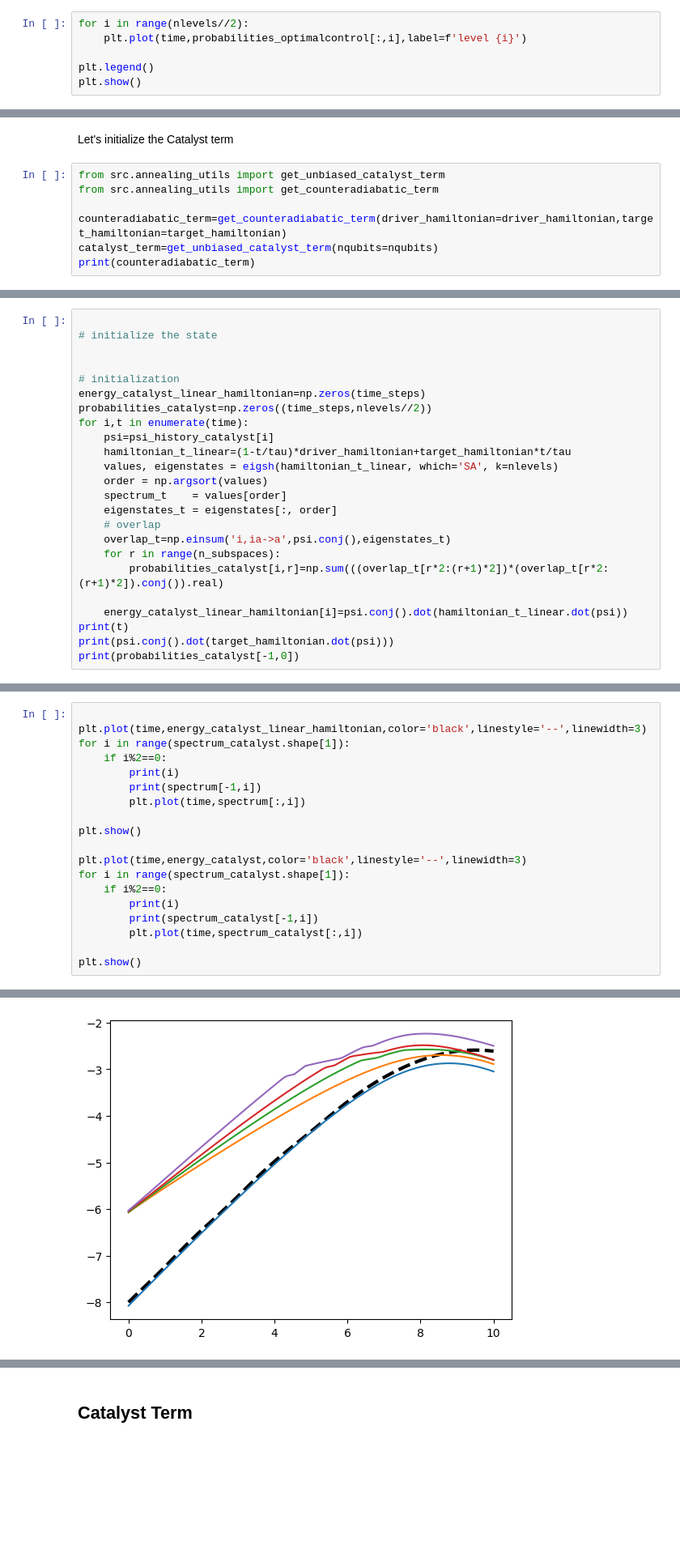
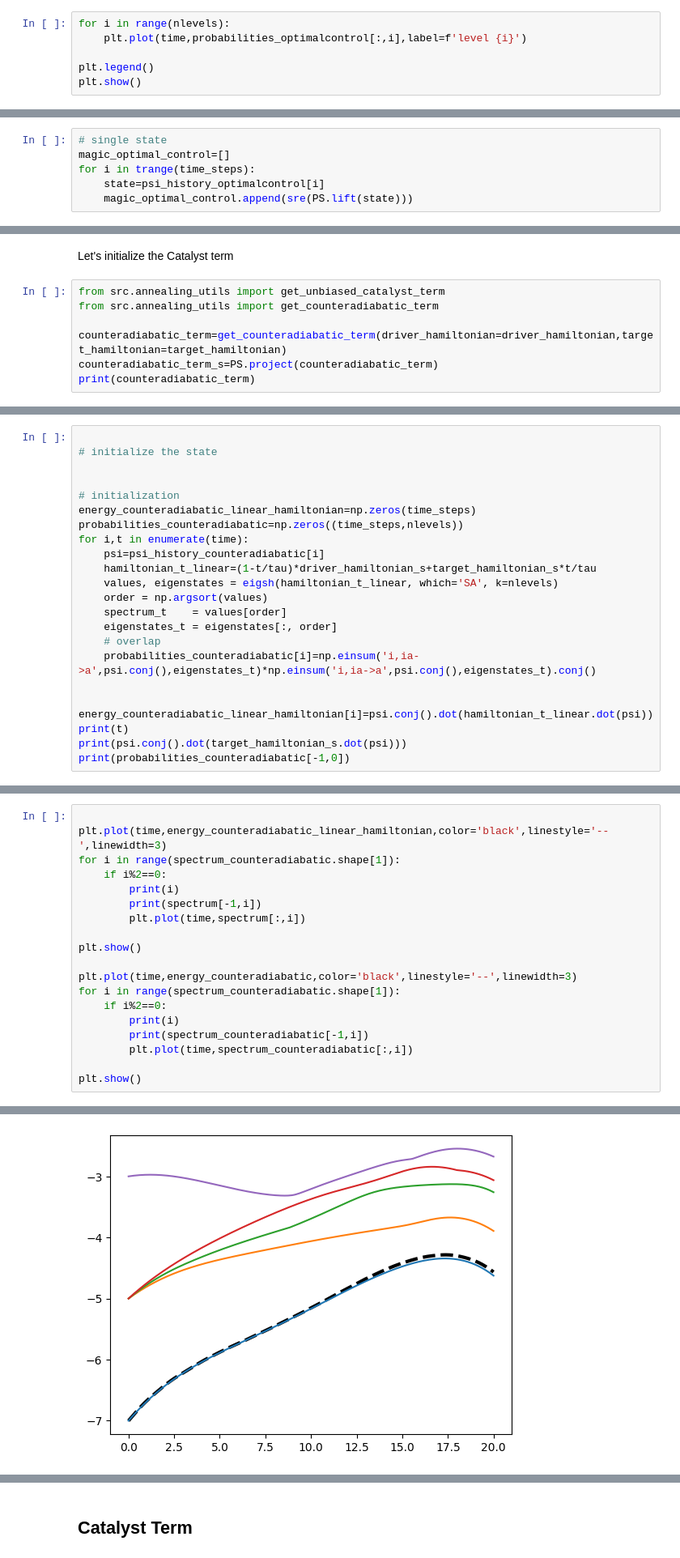
Before and after one commit to emacosta95/Magic4Annealing, a Jupyter notebook: ExploringMaxCut.ipynb, the cells around one changed output, grey strips where cells are left out. Shown at 81% size. Cells and saved outputs as stored; diff of their text form; blank space fills up the shorter version.

```diff
--- a/ExploringMaxCut.ipynb
+++ b/ExploringMaxCut.ipynb
@@ -329,5 +360,5 @@ plt.show()
 # %%
-for i in range(nlevels//2):
+for i in range(nlevels):
     plt.plot(time,probabilities_optimalcontrol[:,i],label=f'level {i}')
 
 plt.legend()
@@ -336,0 +370,6 @@ plt.show()
+# %%
+# single state
+magic_optimal_control=[]
+for i in trange(time_steps):
+    state=psi_history_optimalcontrol[i]
+    magic_optimal_control.append(sre(PS.lift(state)))
@@ -345,7 +391,7 @@ from src.annealing_utils import get_unbiased_catalyst_term
 from src.annealing_utils import get_counteradiabatic_term
 
 counteradiabatic_term=get_counteradiabatic_term(driver_hamiltonian=driver_hamiltonian,target_hamiltonian=target_hamiltonian)
-catalyst_term=get_unbiased_catalyst_term(nqubits=nqubits)
+counteradiabatic_term_s=PS.project(counteradiabatic_term)
 print(counteradiabatic_term)
 # %% [output]
 <Compressed Sparse Row sparse matrix of dtype 'complex128'
@@ -408,22 +442,20 @@ for i,t in enumerate(time):
 
 
 # initialization
-energy_catalyst_linear_hamiltonian=np.zeros(time_steps)
-probabilities_catalyst=np.zeros((time_steps,nlevels//2))
+energy_counteradiabatic_linear_hamiltonian=np.zeros(time_steps)
+probabilities_counteradiabatic=np.zeros((time_steps,nlevels))
 for i,t in enumerate(time):
-    psi=psi_history_catalyst[i]
-    hamiltonian_t_linear=(1-t/tau)*driver_hamiltonian+target_hamiltonian*t/tau
+    psi=psi_history_counteradiabatic[i]
+    hamiltonian_t_linear=(1-t/tau)*driver_hamiltonian_s+target_hamiltonian_s*t/tau
     values, eigenstates = eigsh(hamiltonian_t_linear, which='SA', k=nlevels)
     order = np.argsort(values)
     spectrum_t    = values[order]
     eigenstates_t = eigenstates[:, order]
     # overlap
-    overlap_t=np.einsum('i,ia->a',psi.conj(),eigenstates_t)
-    for r in range(n_subspaces):
-        probabilities_catalyst[i,r]=np.sum(((overlap_t[r*2:(r+1)*2])*(overlap_t[r*2:(r+1)*2]).conj()).real)
+    probabilities_counteradiabatic[i]=np.einsum('i,ia->a',psi.conj(),eigenstates_t)*np.einsum('i,ia->a',psi.conj(),eigenstates_t).conj()
 
-    energy_catalyst_linear_hamiltonian[i]=psi.conj().dot(hamiltonian_t_linear.dot(psi))
+    energy_counteradiabatic_linear_hamiltonian[i]=psi.conj().dot(hamiltonian_t_linear.dot(psi))
 print(t)
-print(psi.conj().dot(target_hamiltonian.dot(psi)))
-print(probabilities_catalyst[-1,0])
+print(psi.conj().dot(target_hamiltonian_s.dot(psi)))
+print(probabilities_counteradiabatic[-1,0])
 # %% [output]
@@ -435,7 +467,7 @@ print(probabilities_catalyst[-1,0])
 # %%
 
-plt.plot(time,energy_catalyst_linear_hamiltonian,color='black',linestyle='--',linewidth=3)
-for i in range(spectrum_catalyst.shape[1]):
+plt.plot(time,energy_counteradiabatic_linear_hamiltonian,color='black',linestyle='--',linewidth=3)
+for i in range(spectrum_counteradiabatic.shape[1]):
     if i%2==0:
         print(i)
         print(spectrum[-1,i])
@@ -443,12 +475,12 @@ for i in range(spectrum_catalyst.shape[1]):
 
 plt.show()
 
-plt.plot(time,energy_catalyst,color='black',linestyle='--',linewidth=3)
-for i in range(spectrum_catalyst.shape[1]):
+plt.plot(time,energy_counteradiabatic,color='black',linestyle='--',linewidth=3)
+for i in range(spectrum_counteradiabatic.shape[1]):
     if i%2==0:
         print(i)
-        print(spectrum_catalyst[-1,i])
-        plt.plot(time,spectrum_catalyst[:,i])
+        print(spectrum_counteradiabatic[-1,i])
+        plt.plot(time,spectrum_counteradiabatic[:,i])
 
 plt.show()
 # %% [output]
@@ -476,2 +508,2 @@ plt.show()
-[figure, old version]
+[figure, new version]
 # %%
```
Also changed, not shown: parts of 38 cells of this notebook, 2 other files.
